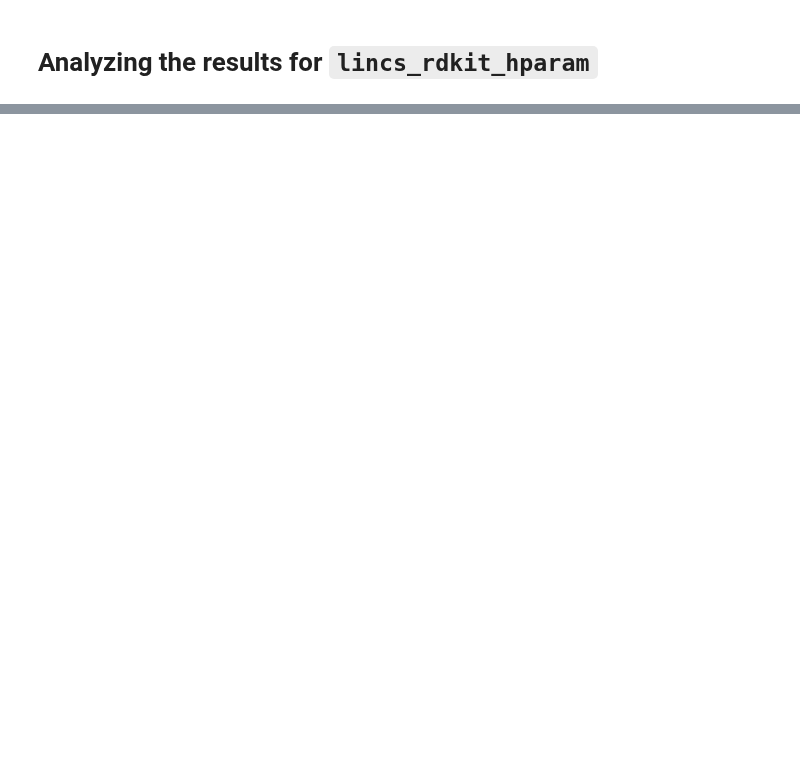
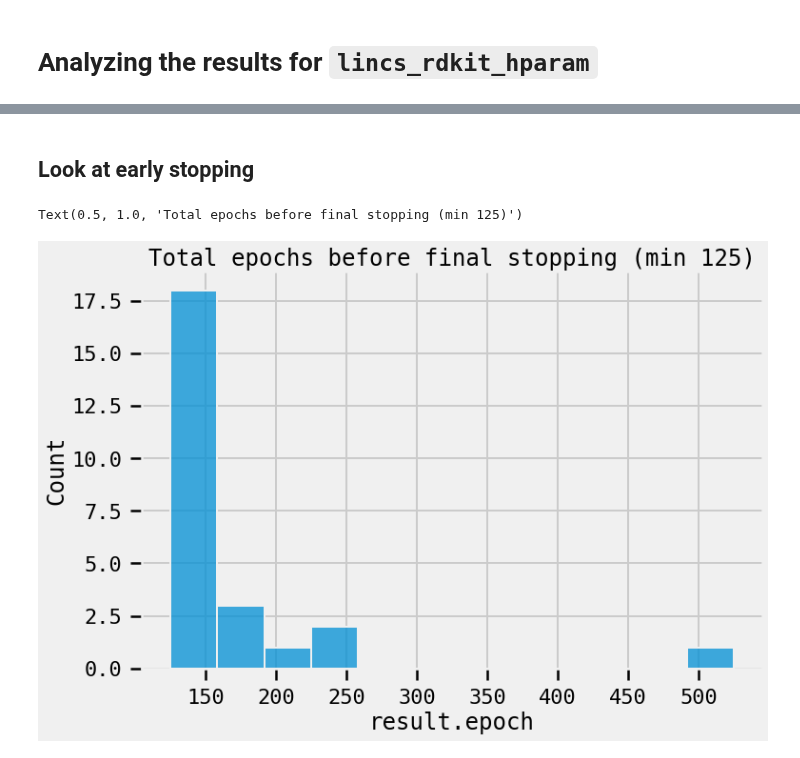
Before and after one commit to theislab/chemCPA, a Jupyter notebook: experiments/lincs_rdkit_hparam/analyze_lincs_rdkit_hparam.ipynb, the cells around one changed output, grey strips where cells are left out. Drawn from its saved outputs; the diff is of its cells as text; code cells hidden in the pictures; blank space fills up the shorter version.

Commit message:
Add first analysis of results

```diff
--- a/experiments/lincs_rdkit_hparam/analyze_lincs_rdkit_hparam.ipynb
+++ b/experiments/lincs_rdkit_hparam/analyze_lincs_rdkit_hparam.ipynb
@@ -3,8 +3,9 @@
 # %%
 from pathlib import Path
 import matplotlib
+import numpy as np
 import pandas as pd
-import seaborn as sn
+import seaborn as sns
 import seml
 from matplotlib import pyplot as plt
 
@@ -12,7 +13,8 @@ matplotlib.style.use("fivethirtyeight")
 matplotlib.style.use("seaborn-talk")
 matplotlib.rcParams['font.family'] = "monospace"
 plt.rcParams['savefig.facecolor'] = 'white'
-sn.set_context("poster")
+sns.set_context("poster")
+pd.set_option('display.max_columns', 100)
 # %%
 results = seml.get_results(
     "lincs_rdkit_hparam",
@@ -33,0 +80,7 @@ results
+# %%
+# percentage of training runs that resulted in NaNs
+import math
+
+nan_results = results[results["result.loss_reconstruction"].apply(lambda x: math.isnan(sum(x)))]
+results_clean = results[~results["result.loss_reconstruction"].apply(lambda x: math.isnan(sum(x)))].copy()
+print(len(nan_results) / len(results))
@@ -33,0 +94,15 @@ results
+# %%
+# calculate some stats
+get_mean = lambda x: np.array(x)[-1, 0]
+get_mean_de = lambda x: np.array(x)[-1, 1]
+
+results_clean["result.training_mean"] = results_clean["result.training"].apply(get_mean)
+results_clean["result.training_mean_de"] = results_clean["result.training"].apply(get_mean_de)
+results_clean["result.val_mean"] = results_clean["result.test"].apply(get_mean)
+results_clean["result.val_mean_de"] = results_clean["result.test"].apply(get_mean_de)
+results_clean["result.test_mean"] = results_clean["result.ood"].apply(get_mean)
+results_clean["result.test_mean_de"] = results_clean["result.ood"].apply(get_mean_de)
+results_clean["result.perturbation disentanglement"] = results_clean["result.perturbation disentanglement"].apply(lambda x: x[0])
+
+
+results_clean
@@ -33,0 +127,8 @@ results
+# %% [markdown]
+## Look at early stopping
+# %%
+ax = sns.histplot(data=results_clean["result.epoch"].apply(max))
+ax.set_title("Total epochs before final stopping (min 125)")
+# %% [output]
+Text(0.5, 1.0, 'Total epochs before final stopping (min 125)')
+[figure, added]
```
Also changed, not shown: parts of 23 cells of this notebook.
